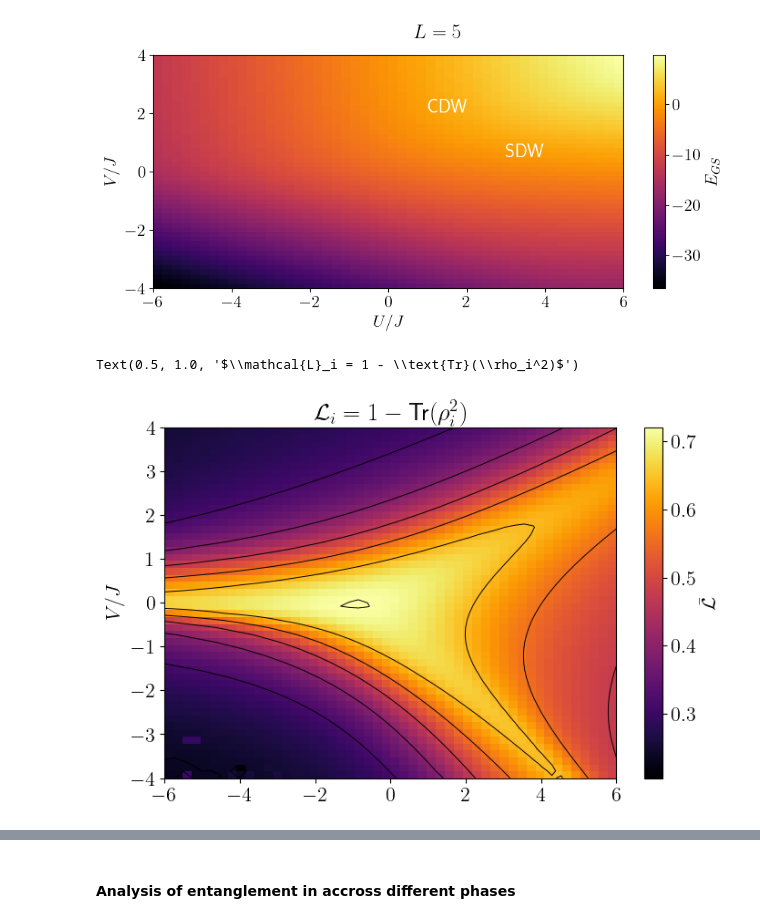
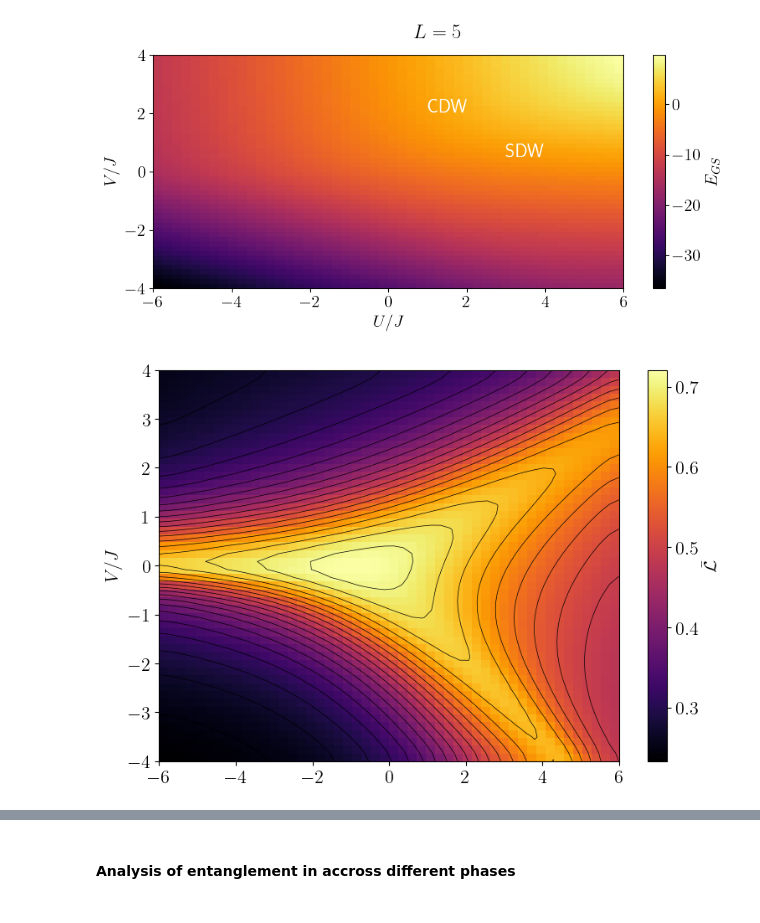
Before and after one commit to FelipePicoli/Extended_Hubbard_Model, a Jupyter notebook: notebooks/EHM_phase_diagram.ipynb, the cells around one changed output, grey strips where cells are left out. Saved outputs shown, nothing was run; the diff lists cells and outputs as text; code cells hidden in the pictures.

Commit message:
compiling plots

```diff
--- a/notebooks/EHM_phase_diagram.ipynb
+++ b/notebooks/EHM_phase_diagram.ipynb
@@ -187,27 +191,31 @@ fig.savefig(f"{figures_path}/{model}_{exec}/E_GS={L}_{model}_NPoints={N_Points}.
 [figure]
 # %%
 # Create a figure with two subplots
-fig, ax1 = plt.subplots(1, 1 , figsize=(8, 5))
+fig, ax1 = plt.subplots(1, 1 , figsize=(8, 6))
+
+sigma_smoothing = 1.5
+num_contour_levels = 20 # You can increase this to 30, 40, 50, etc.
+
+avg_linear_entropy_smoothed = gaussian_filter(avg_linear_entropy, sigma=sigma_smoothing)
 
 # Shared colorbar normalization - thanks chatgpt
 # vmin = min(np.min(avg_linear_entropy), np.min(E_p))
 # vmax = max(np.max(avg_linear_entropy), np.max(E_p))
 
 U_min = np.min(U_vals)
 U_max = np.max(U_vals)
 V_min = np.min(V_vals)
 V_max = np.max(V_max)
 
 # Contour
 X, Y = np.meshgrid(U_vals, V_vals)
 
 im0 = ax1.imshow(avg_linear_entropy, origin="lower", extent=[U_min, U_max, V_min, V_max], aspect="auto", cmap=theme)# , vmin=vmin, vmax=vmax)
 fig.colorbar(im0, ax = ax1, orientation='vertical', label=r"$\bar{\mathcal{L}}$") # /\text{max}(\bar{\mathcal{L}})$")
-ax1.contour(X, Y, avg_linear_entropy, colors='black', linewidths=0.7)
+ax1.contour(X, Y, avg_linear_entropy_smoothed, levels=num_contour_levels, colors='black', linewidths=0.5)
 
 ax1.set_ylabel(r"$V / J$")
-ax1.set_title(r"$\mathcal{L}_i = 1 - \text{Tr}(\rho_i^2)$")
-# plt.suptitle(f"$L = {L}$")
+# ax1.set_title(r"$\mathcal{L}_i = 1 - \text{Tr}(\rho_i^2)$")
+plt.tight_layout(rect=[0, 0.03, 1, 0.95])
 # %% [output]
-Text(0.5, 1.0, '$\\mathcal{L}_i = 1 - \\text{Tr}(\\rho_i^2)$')
-[figure, old version]
+[figure, new version]
```
Also changed, not shown: parts of 3 cells of this notebook, 4 other files.
